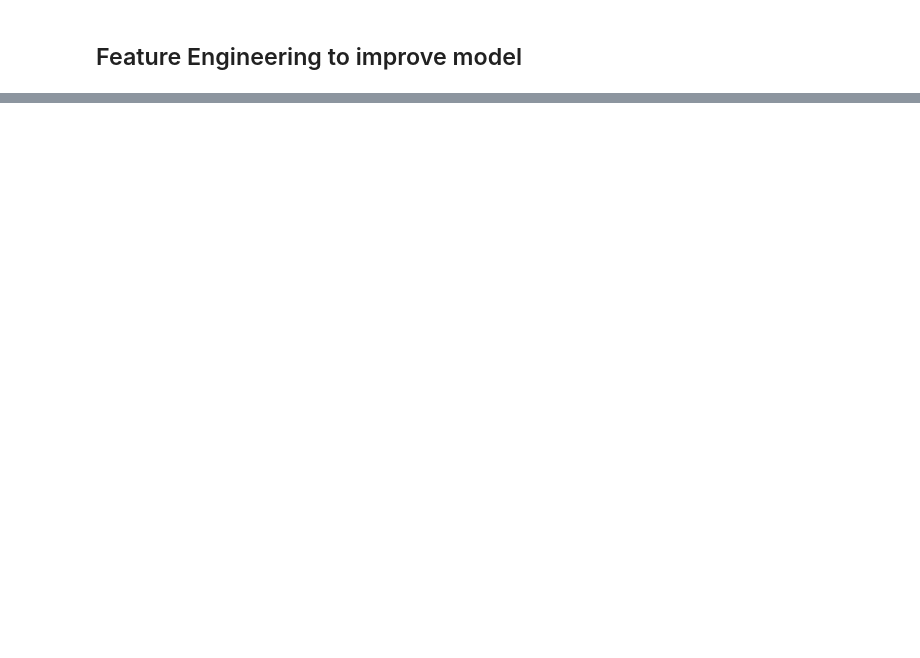
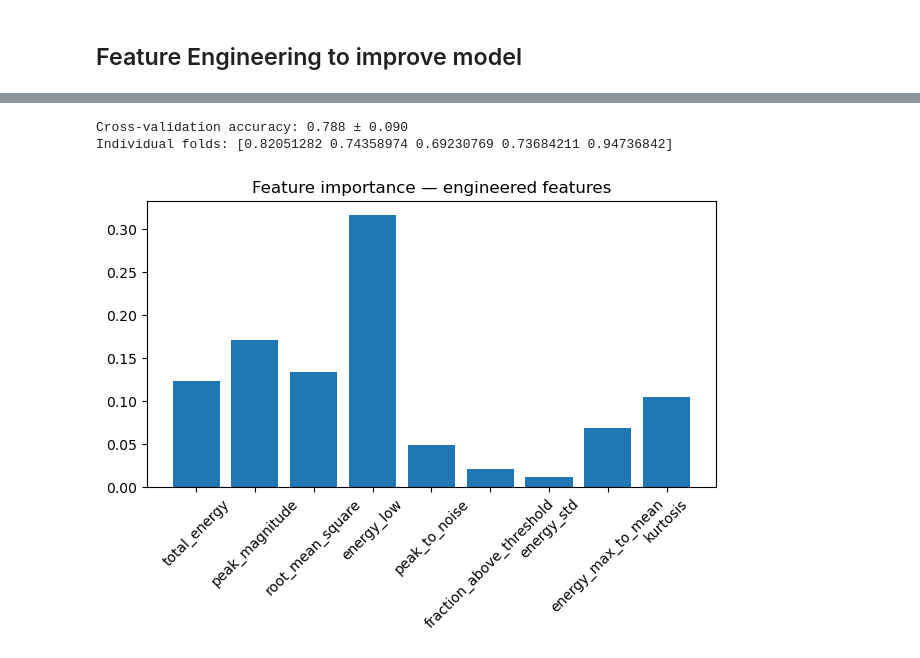
Before and after one commit to leac-1/Fagprojekt-ML, a Jupyter notebook: ML for classification/disturbed_vs_undisturbed.ipynb, the cells around one changed output, grey strips where cells are left out. Saved outputs shown, nothing was run; the diff lists cells and outputs as text; code cells hidden in the pictures; blank space fills up the shorter version.

Commit message:
disturb vs undisturb feat eng
slightly improved

```diff
--- a/ML for classification/disturbed_vs_undisturbed.ipynb
+++ b/ML for classification/disturbed_vs_undisturbed.ipynb
@@ -177,0 +243,30 @@ Individual folds: [0.82051282 0.87179487 0.69230769 0.60526316 0.94736842]
+# %%
+df_disturb  = process_folder_features("Saved data/1_disturbed")
+df_undisturb = process_folder_features("Saved data/0_undisturbed")
+
+df_disturb["label"] = 0
+df_undisturb["label"]  = 1
+
+df_all = pd.concat([df_disturb, df_undisturb], ignore_index=True)
+
+X = df_all.drop(columns="label").values
+y = df_all["label"].values
+# %%
+# Then identical to before
+X_train, X_test, y_train, y_test = train_test_split(X, y, test_size=0.2, stratify=y)
+
+clf = RandomForestClassifier(n_estimators=200)
+clf.fit(X_train, y_train)
+
+# Evaluate
+y_pred = clf.predict(X_test)
+print(classification_report(y_test, y_pred, target_names=["disturbed", "undisturbed"]))
+
+# Confusion matrix
+cm = confusion_matrix(y_test, y_pred)
+disp = ConfusionMatrixDisplay(cm, display_labels=["Disturbed", "Undisturbed"])
+disp.plot(cmap="Blues")
+plt.title("Short fiber: Confusion Matrix (using FFT bins)")
+plt.tight_layout()
+#plt.savefig("confusion_matrix4.png", dpi=150)
+plt.show()
@@ -177,0 +283,18 @@ Individual folds: [0.82051282 0.87179487 0.69230769 0.60526316 0.94736842]
+# %%
+cv_scores = cross_val_score(clf, X, y, cv=5, scoring="accuracy")
+print(f"Cross-validation accuracy: {cv_scores.mean():.3f} ± {cv_scores.std():.3f}")
+print(f"Individual folds: {cv_scores}")
+# %% [output]
+Cross-validation accuracy: 0.788 ± 0.090
+Individual folds: [0.82051282 0.74358974 0.69230769 0.73684211 0.94736842]
+# %%
+feature_names = df_all.drop(columns="label").columns
+importances = clf.feature_importances_
+
+plt.bar(feature_names, importances)
+plt.xticks(rotation=45)
+plt.title("Feature importance — engineered features")
+plt.tight_layout()
+plt.show()
+# %% [output]
+[figure, added]
```
Also changed, not shown: parts of 7 cells of this notebook, 1 other file.
